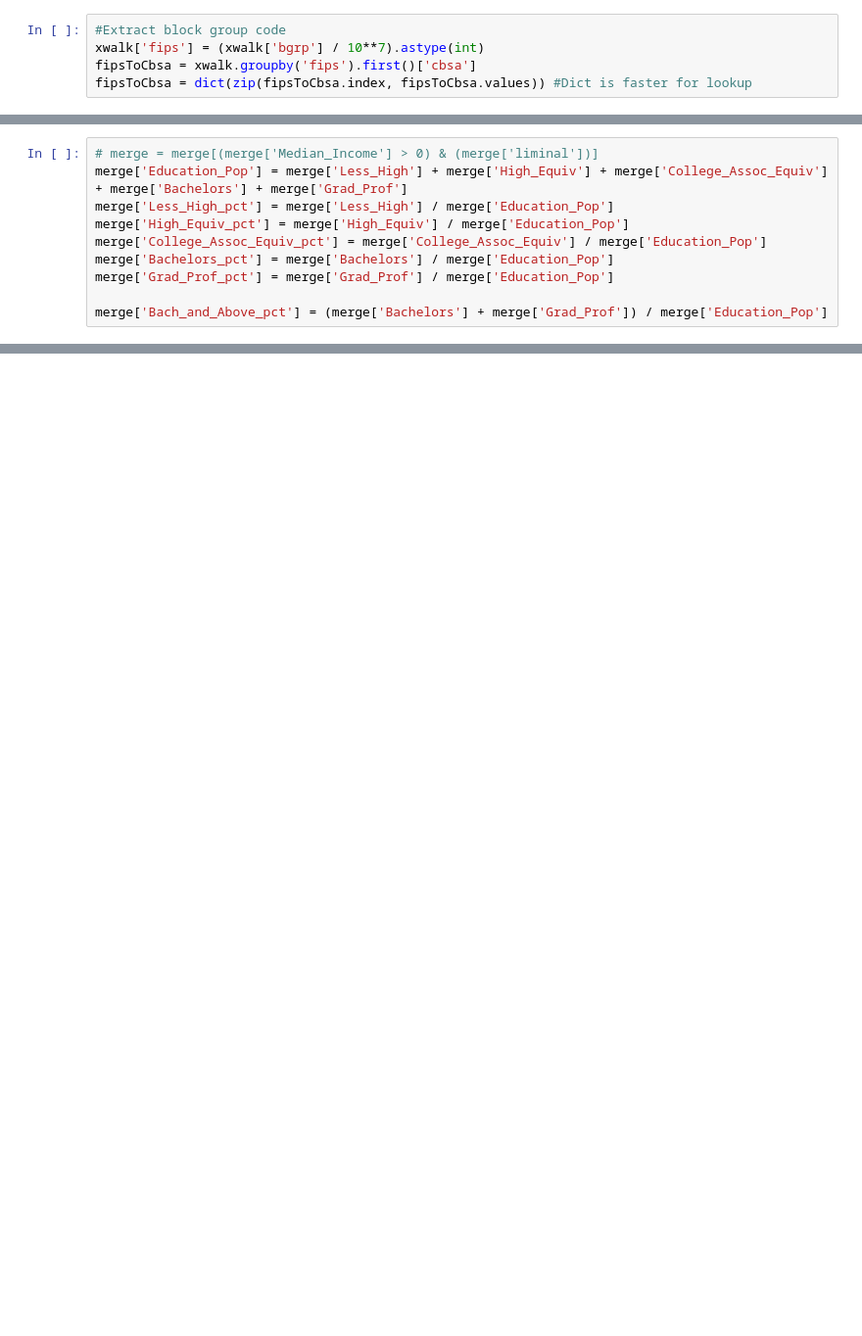
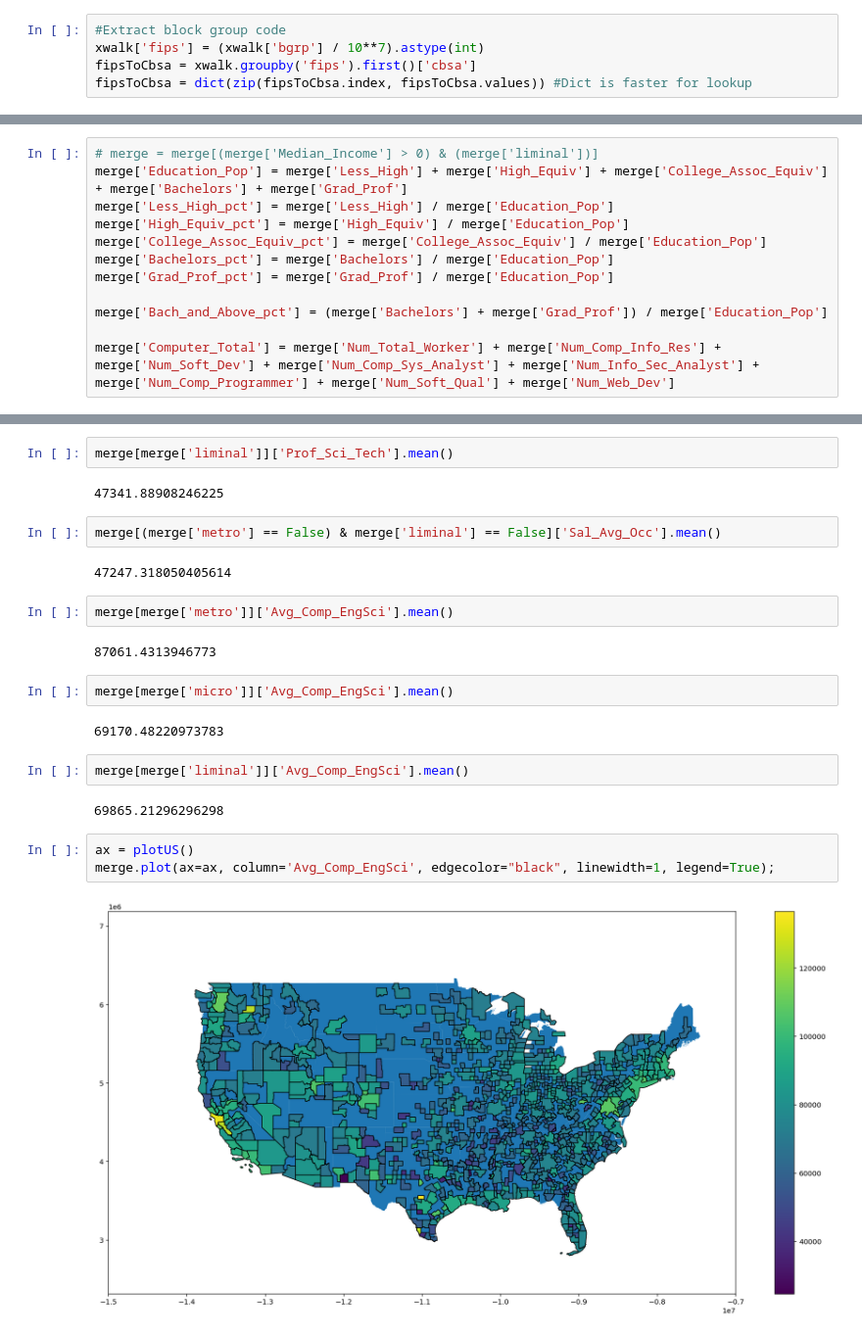
Before and after one commit to ElliottGAbel/Liminal_Cities, a Jupyter notebook: ACS_access.ipynb, the cells around one changed output, grey strips where cells are left out. Shown at 98% size. Cells and saved outputs as stored; diff of their text form; blank space fills up the shorter version.

```diff
--- a/ACS_access.ipynb
+++ b/ACS_access.ipynb
@@ -251,3 +267,5 @@ merge['Bachelors_pct'] = merge['Bachelors'] / merge['Education_Pop']
 merge['Grad_Prof_pct'] = merge['Grad_Prof'] / merge['Education_Pop']
 
 merge['Bach_and_Above_pct'] = (merge['Bachelors'] + merge['Grad_Prof']) / merge['Education_Pop']
+
+merge['Computer_Total'] = merge['Num_Total_Worker'] + merge['Num_Comp_Info_Res'] + merge['Num_Soft_Dev'] + merge['Num_Comp_Sys_Analyst'] + merge['Num_Info_Sec_Analyst'] + merge['Num_Comp_Programmer'] + merge['Num_Soft_Qual'] + merge['Num_Web_Dev']
@@ -268,0 +325,25 @@ merge.plot(ax=ax, column='Grad_Prof_pct', edgecolor="black", linewidth=1, legend
+# %%
+merge[merge['liminal']]['Prof_Sci_Tech'].mean()
+# %% [output]
+47341.88908246225
+# %%
+merge[(merge['metro'] == False) & merge['liminal'] == False]['Sal_Avg_Occ'].mean()
+# %% [output]
+47247.318050405614
+# %%
+merge[merge['metro']]['Avg_Comp_EngSci'].mean()
+# %% [output]
+87061.4313946773
+# %%
+merge[merge['micro']]['Avg_Comp_EngSci'].mean()
+# %% [output]
+69170.48220973783
+# %%
+merge[merge['liminal']]['Avg_Comp_EngSci'].mean()
+# %% [output]
+69865.21296296298
+# %%
+ax = plotUS()
+merge.plot(ax=ax, column='Avg_Comp_EngSci', edgecolor="black", linewidth=1, legend=True);
+# %% [output]
+[figure, added]
```
Also changed, not shown: parts of 28 cells of this notebook.
